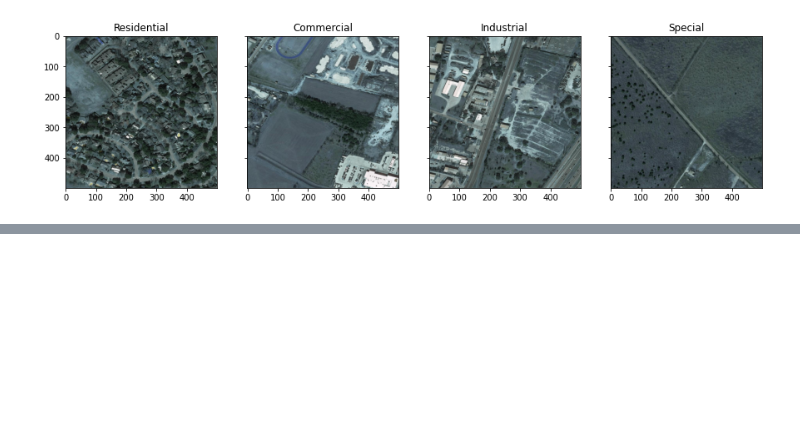
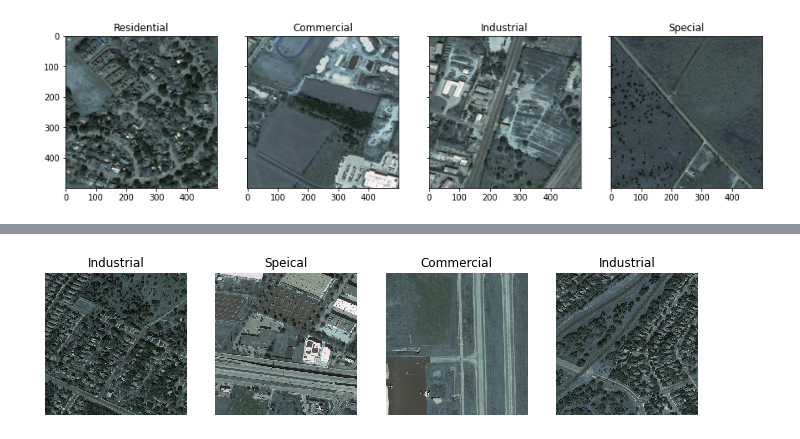
Before and after one commit to hyunjaec/MScA_Deep_Learning_Project, a Jupyter notebook: zoning_satellite.ipynb, the cells around one changed output, grey strips where cells are left out. Cells and saved outputs as stored; diff of their text form; code cells hidden in the pictures; blank space fills up the shorter version.

```diff
--- a/zoning_satellite.ipynb
+++ b/zoning_satellite.ipynb
@@ -172,16 +173,17 @@ X_train, X_test, y_train, y_test = train_test_split(img_df2, zone_class, test_si
 input_shape = (500, 500, 3)
 # %%
-model = keras.models.Sequential()
-model.add(Conv2D(32, kernel_size=(7, 7),
+model = Sequential()
+model.add(Conv2D(64, kernel_size=(3, 3),
+                 strides = (1, 1),
                  activation='relu',
                  input_shape=input_shape))
-model.add(BatchNormalization())
-model.add(MaxPooling2D(pool_size=(2, 2)))
-model.add(Conv2D(32, (5, 5), activation='relu'))
-model.add(BatchNormalization())
+model.add(BatchNormalization(axis = 3))
 model.add(MaxPooling2D(pool_size=(2, 2)))
 model.add(Conv2D(32, (3, 3), activation='relu'))
-model.add(BatchNormalization())
+model.add(BatchNormalization(axis = 3))
+model.add(MaxPooling2D(pool_size=(2, 2)))
+model.add(Conv2D(32, (3, 3), activation='relu'))
+model.add(BatchNormalization(axis = 3))
 model.add(MaxPooling2D(pool_size=(2, 2)))
 model.add(Flatten())
 model.add(Dense(167, activation='relu'))
@@ -210,10 +212,11 @@ _________________________________________________________________
 # %%
 model.compile(optimizer= tf.keras.optimizers.Adadelta(), loss=keras.losses.categorical_crossentropy, metrics=["accuracy"])
 # %%
-batch_size = 30
+batch_size = 15
 epochs = 50
 # %%
-history = model.fit(X_train, y_train,
+history = model.fit(x=X_train, y=y_train,
           batch_size=batch_size,
-          epochs=epochs)
+          epochs=epochs,
+          validation_data=(X_test, y_test))
 # %% [output]
@@ -234,7 +256,16 @@ y_pred = model.predict_classes(X_test)
-# %%
-confusion_matrix =  pd.crosstab(index=y_test, columns=pred_labels.ravel(), rownames=['True'], colnames=['Predicted'])
-sns.heatmap(confusion_matrix, annot=True, square=False, fmt='', cbar=False)
-# Plot Confusion Matrices
-plt.suptitle('Confusion Matrix', fontsize=TITLE_SIZE, fontweight='bold')
-sns.set_context("notebook", font_scale=1.3, rc={"lines.linewidth": 1.5})
-plt.subplots_adjust(hspace=.7)
+# %%
+class_names = ['Residnetial', 'Commercial', 'Industrial','Speical']
+images_and_labels = list(zip(X_test, y_test))
+plt.figure(figsize=(30,30))
+for index, (image, label) in enumerate(images_and_labels):
+    plt.subplot(4, 10, index + 1)
+    plt.axis('off')
+    plt.imshow(image, cmap=plt.cm.gray_r, interpolation='nearest')
+    index = np.where(label == 1)
+    imagedata = image[np.newaxis, :, :]
+    pred = model.predict(imagedata)
+    pred= pred[0].argmax(axis=0)
+    plt.title(class_names[pred])
+plt.show()
+# %% [output]
+[figure, added]
```
Also changed, not shown: parts of 11 cells of this notebook.
